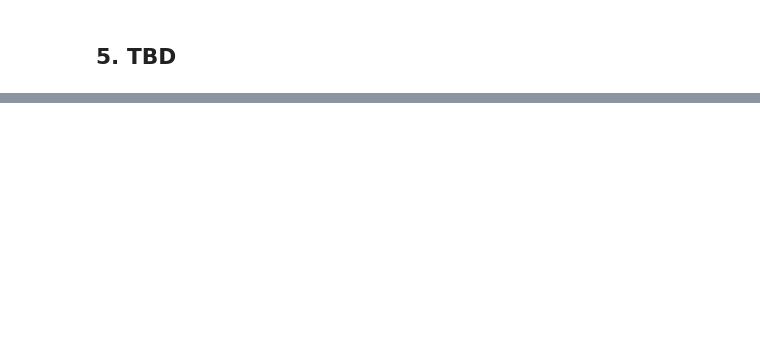
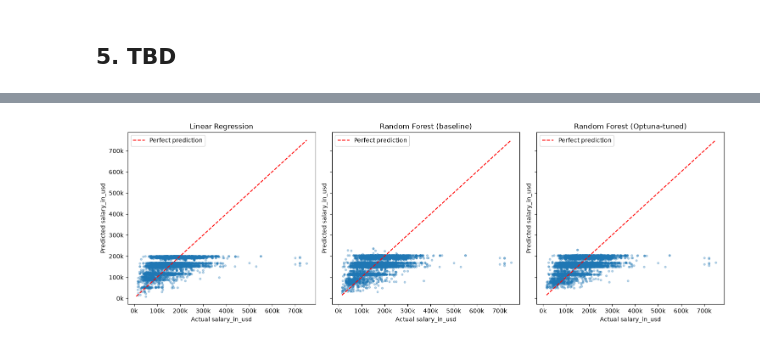
Before and after one commit to cadiyubu/Project_W7_CoffeeHealth, a Jupyter notebook: notebooks/model_building_diana.ipynb, the cells around one changed output, grey strips where cells are left out. Cells and saved outputs as stored; diff of their text form; code cells hidden in the pictures; blank space fills up the shorter version.

```diff
--- a/notebooks/model_building_diana.ipynb
+++ b/notebooks/model_building_diana.ipynb
@@ -21,0 +80,5 @@ df = read_file(yaml_path, inp_data_section, file_name)
+# %%
+#Now Train - Split:
+X_train,X_test, y_train,y_test = train_test_split(features,target,test_size=0.2, random_state=0)
+display(X_train.head(2))
+display(X_test.head(2))
@@ -45,2 +276,5 @@ The history saving thread hit an unexpected error (OperationalError('attempt to
 # %%
 #TBD
+y_pred_lr= linear_regmodelling(X_train_std_df, X_test_std_df, y_train, y_test) # Base model linear regression
+y_pred_rf = RanForeRegr_modelling(X_train_std_df, X_test_std_df, y_train, y_test) # Base model Random Forest
+y_pred_test_df = best_model.predict(X_test_std_df) # Best model optimised with Optuna on Random Forest
@@ -50,0 +281,27 @@ The history saving thread hit an unexpected error (OperationalError('attempt to
+# %%
+fig, axes = plt.subplots(1, 3, figsize=(15, 5), sharex=True, sharey=True)
+
+preds = {
+    'Linear Regression': y_pred_lr,
+    'Random Forest (baseline)': y_pred_rf,
+    'Random Forest (Optuna-tuned)': y_pred_test_df
+}
+
+def thousands_formatter(x, pos):
+    return f'{x/1000:.0f}k'
+
+for ax, (name, y_pred) in zip(axes, preds.items()):
+    ax.scatter(y_test, y_pred, alpha=0.3, s=10)
+    lims = [min(y_test.min(), y_pred.min()), max(y_test.max(), y_pred.max())]
+    ax.plot(lims, lims, color='red', linestyle='--', label='Perfect prediction')
+    ax.set_xlabel('Actual salary_in_usd')
+    ax.set_ylabel('Predicted salary_in_usd')
+    ax.set_title(name)
+    ax.legend()
+    ax.xaxis.set_major_formatter(plt.FuncFormatter(thousands_formatter))
+    ax.yaxis.set_major_formatter(plt.FuncFormatter(thousands_formatter))
+
+plt.tight_layout()
+plt.show()
+# %% [output]
+[figure, added]
```
Also changed, not shown: parts of 31 cells of this notebook, 3 other files.
